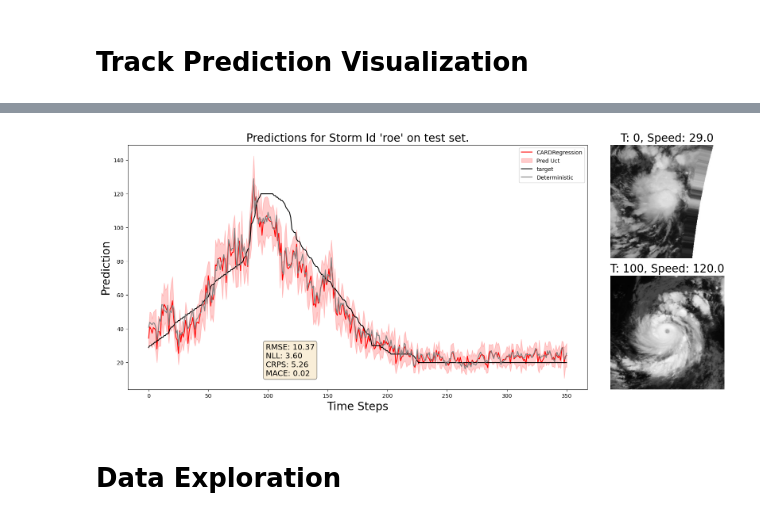
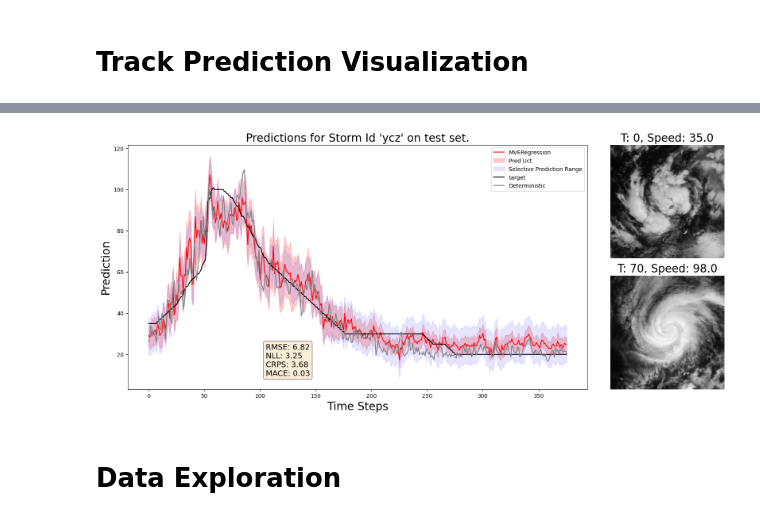
Before and after one commit to nilsleh/tropical_cyclone_uq, a Jupyter notebook: src/results_tropical.ipynb, the cells around one changed output, grey strips where cells are left out. Cells and saved outputs as stored; diff of their text form; code cells hidden in the pictures.

```diff
--- a/src/results_tropical.ipynb
+++ b/src/results_tropical.ipynb
@@ -16,6 +16,8 @@ import seaborn as sns
 import matplotlib.pyplot as plt
 from hydra.utils import instantiate
 
+# from tropical_cyclone_dm import TropicalCycloneSequenceDataModule
+
 plt.rcParams["figure.figsize"] = [14, 5]
 # sns.set(rc={'figure.figsize':(14,5)})
 
@@ -28,6 +30,7 @@ color_palette = {
     "MCDropoutRegression": "#8c564b",  # Brown
     "SWAGRegression": "#e377c2",  # Pink
     "BNN_VI_ELBO_Regression": "#7f7f7f",  # Gray
+    "BNN_VI_Regression": "#bcbd25",  # Lime
     "DER": "#bcbd22",  # Lime
     "DUERegression": "#17becf",  # Teal
     "DeterministicRegression": "#aec7e8",  # Light Blue
@@ -41,6 +44,8 @@ VAR_TO_PLOT_LABEL = {
     "pred_uct": "Pred. Uncertainty",
     "coverage": "Coverage",
     "sharpness": "Sharpness",
+    "calibration": "Calibration",
+    "correlation": "Correlation",
     "nll": "NLL",
     "mace": "MACE",
     "crps": "CRPS",
@@ -2088,0 +2425,15 @@ plot_correlation_heatmap(all_test_pred_df, DS_SPLIT, "mae", "pred_uct")
+# %%
+method = "LaplaceRegression"
+
+test_df_split = all_test_pred_df[all_test_pred_df["split"] == f"preds_{DS_SPLIT}"]
+test_df_split = test_df_split[test_df_split["storm_category"] == "H5"]
+test_df_split = test_df_split[test_df_split["uqmethod"] == method]
+print(test_df_split)
+
+left = "pred_uct"
+right = "mae"
+plt.plot(range(len(test_df_split)), test_df_split[left], color="blue", label=left)
+plt.twinx()
+plt.plot(range(len(test_df_split)), test_df_split[right], color="red", label=right)
+plt.title(method)
+plt.legend()
@@ -2282,8 +2544,7 @@ def plot_track(
     # iterate over the uqmethods
     unique_methods = plot_df["uqmethod"].unique()
 
-    unique_methods = ["CARDRegression"]
-
+    unique_methods = ["MVERegression"]
 
     ds = {"train": dataset, "val": dataset, "test": test_ds}[split]
 
@@ -2326,8 +2587,8 @@ def plot_track(
             method_df["timestep"],
             method_df["pred"],
             label=method,
-            # c=color_palette[method],
-            c="red"
+
+            c="red",
         )
         ax1.fill_between(
             method_df["timestep"],
@@ -2339,7 +2600,7 @@ def plot_track(
         )
 
         props = dict(boxstyle="round", facecolor="wheat", alpha=0.5)
-        # Adjust the vertical alignment to 'bottom' and the y position to a smaller value
+
         ax1.text(
             0.3,
             0.05,
@@ -2349,21 +2610,26 @@ def plot_track(
             verticalalignment="bottom",
             bbox=props,
         )
-        # # print(method_df.iloc[0]["pred_path"])
-        # ax1.fill_between(
-        #     method_df["timestep"],
-        #     method_df["pred"] - SELECTIVE_THRESH,
-        #     method_df["pred"] + SELECTIVE_THRESH,
-        #     color="blue",
-        #     alpha=0.1,
-        #     label="Selective Prediction Range",
-        # )
+
+        ax1.fill_between(
+            method_df["timestep"],
+            method_df["pred"] - SELECTIVE_THRESH,
+            method_df["pred"] + SELECTIVE_THRESH,
+            color="blue",
+            alpha=0.1,
+            label="Selective Prediction Range",
+        )
 
     # plot ground truth just from last one since it is the same for all
     ax1.plot(method_df["timestep"], method_df["target"], label="target", c="black")
 
     # plot the deterministic model prediction
-    ax1.plot(plot_df[plot_df["uqmethod"]=="DeterministicRegression"]["timestep"], plot_df[plot_df["uqmethod"]=="DeterministicRegression"]["pred"], label="Deterministic", c="gray")
+    ax1.plot(
+        plot_df[plot_df["uqmethod"] == "DeterministicRegression"]["timestep"],
+        plot_df[plot_df["uqmethod"] == "DeterministicRegression"]["pred"],
+        label="Deterministic",
+        c="gray",
+    )
 
     ax1.legend()
 
@@ -2373,37 +2639,37 @@ def plot_track(
 
     # Display the image from the beginning timestep
     rel_time_index = 0
     first_image_index = int(method_df.iloc[rel_time_index]["index"])
     first_sample = ds[first_image_index]
     first_image = first_sample["input"].permute(1, 2, 0).numpy()[..., 0] / 255
     ax2.imshow(first_image, cmap="gray")
     ax2.set_title(
         f"T: {rel_time_index}, Speed: {first_sample['target'].item()}", fontsize=20
     )
     ax2.axis("off")
 
     # Display the image from the end timestep
-    rel_time_index = 100
+    rel_time_index = 70
     last_image_index = int(method_df.iloc[rel_time_index]["index"])
     last_sample = ds[last_image_index]
     last_image = last_sample["input"].permute(1, 2, 0).numpy()[..., 0] / 255
     ax3.imshow(last_image, cmap="gray")
     ax3.set_title(
         f"T: {rel_time_index}, Speed: {last_sample['target'].item()}", fontsize=20
     )
     ax3.axis("off")
 
     plt.show()
 
 
 random_storm_id = error_by_storm_id["storm_id"].sample(1).values[0]
 
 # Plot the track for the random storm_id
-plot_track(all_test_pred_df, "roe", DS_SPLIT)
+plot_track(all_test_pred_df, "ycz", DS_SPLIT)
 
-# test "ycz", "roe"
+# test "ycz", "roe", "hep", "tbs", "ibx"
 # %% [output]
-[figure, old version]
+[figure, new version]
 # %% [markdown]
 # Data Exploration
 # %%
```
Also changed, not shown: parts of 65 cells of this notebook, 3 other files.
